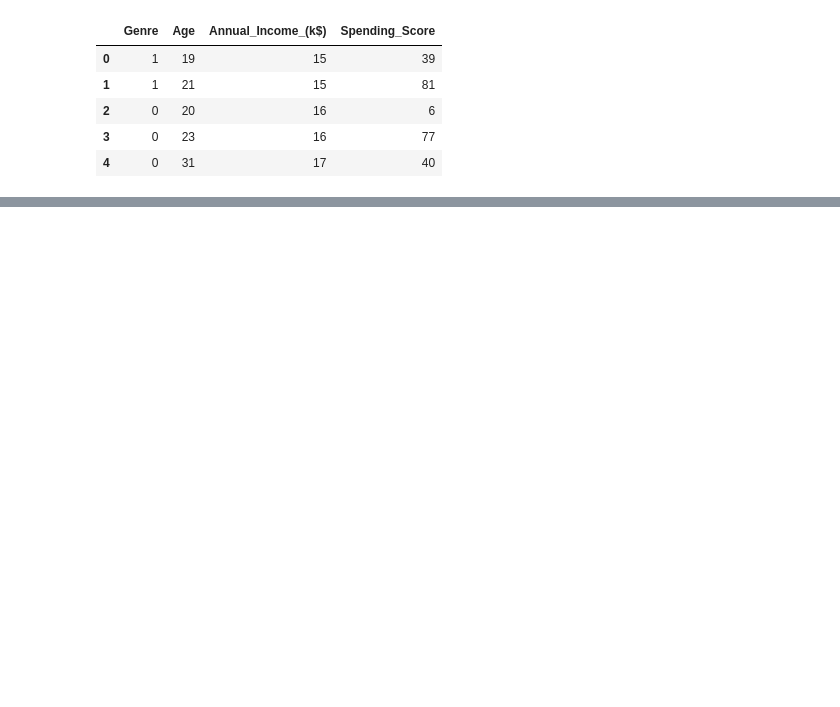
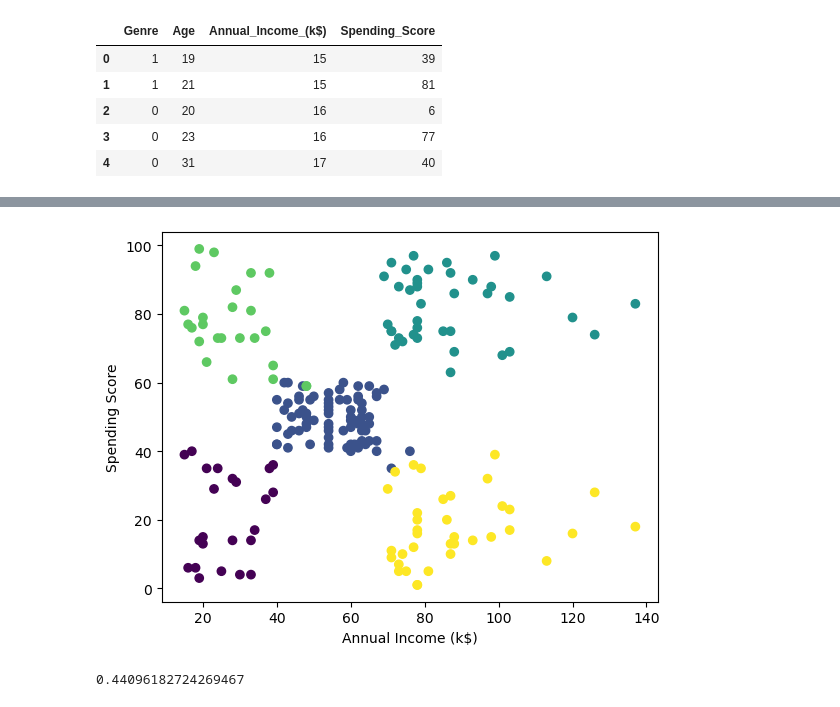
Before and after one commit to chemutai254/ML_Projects, a Jupyter notebook: Customer_Segmentation/Customer_Segmentation.ipynb, the cells around one changed output, grey strips where cells are left out. Saved outputs shown, nothing was run; the diff lists cells and outputs as text; code cells hidden in the pictures; blank space fills up the shorter version.

```diff
--- a/Customer_Segmentation/Customer_Segmentation.ipynb
+++ b/Customer_Segmentation/Customer_Segmentation.ipynb
@@ -148,0 +164,19 @@ plt.show()
+# %%
+# Fit K-Means clustering model
+kmeans = KMeans(n_clusters=5, init='k-means++', random_state=42)
+kmeans.fit(df)
+
+# Add cluster labels to data
+df['Cluster'] = kmeans.labels_
+# %%
+# Visualize Cluster Results
+plt.scatter(df['Annual_Income_(k$)'], df['Spending_Score'], c=df['Cluster'], label='Centroids')
+plt.xlabel('Annual Income (k$)')
+plt.ylabel('Spending Score')
+plt.show()
+
+# Claculate Silhoutte score
+silhouette_score(df, kmeans.labels_)
+# %% [output]
+[figure, added]
+0.44096182724269467
```
Also changed, not shown: parts of 10 cells of this notebook.
